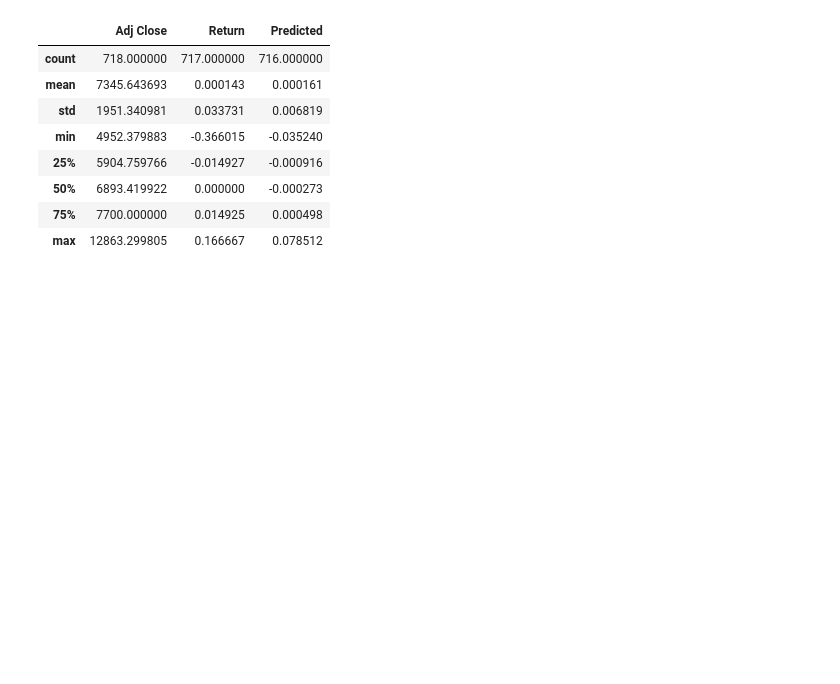
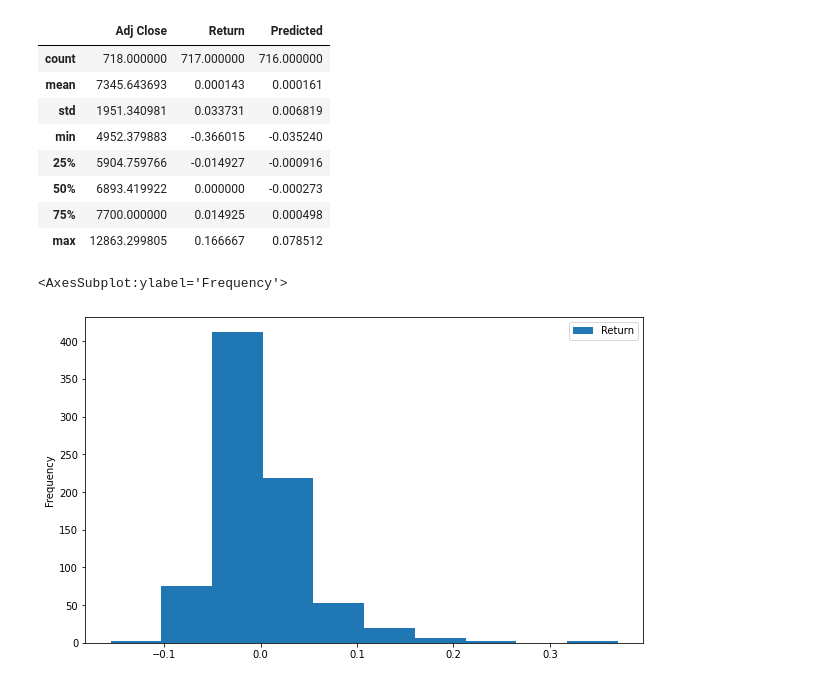
Before and after one commit to dbogatic/stock-evaluation, a Jupyter notebook: stock_price_predictors/regression_models/markov_regime_shift.ipynb, the cells around one changed output. Drawn from its saved outputs; the diff is of its cells as text; code cells hidden in the pictures; blank space fills up the shorter version.

```diff
--- a/stock_price_predictors/regression_models/markov_regime_shift.ipynb
+++ b/stock_price_predictors/regression_models/markov_regime_shift.ipynb
@@ -343,3 +353,8 @@ vix_prices.describe()
 | 50% | 6893.419922 | 0.000000 | -0.000273 |
 | 75% | 7700.000000 | 0.014925 | 0.000498 |
 | max | 12863.299805 | 0.166667 | 0.078512 |
+# %%
+vix_prices[['Return']].plot(kind='hist', figsize=(10,6))
+# %% [output]
+<AxesSubplot:ylabel='Frequency'>
+[figure, added]
```
Also changed, not shown: parts of 5 cells of this notebook.
